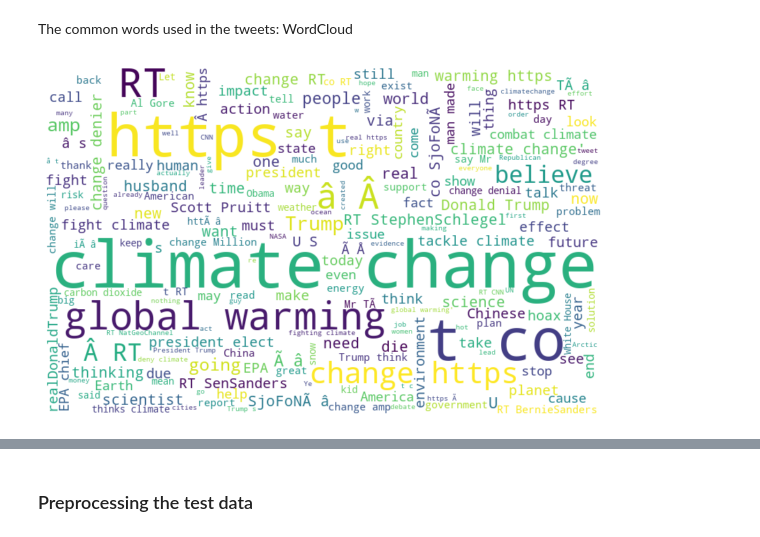
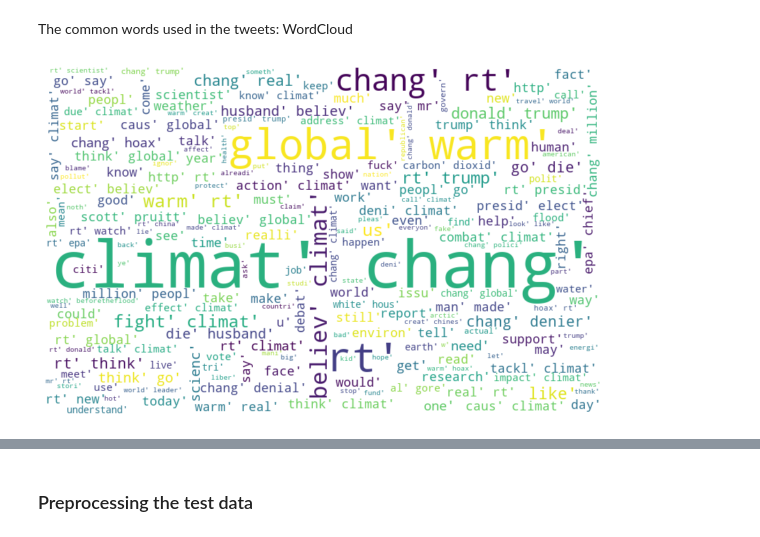
Before and after one commit to TEAMCBB3Classificationpredict/predict-notebook, a Jupyter notebook: EDSA CLIMATE NOTEBOOK.ipynb, the cells around one changed output, grey strips where cells are left out. Drawn from its saved outputs; the diff is of its cells as text; code cells hidden in the pictures.

```diff
--- a/EDSA CLIMATE NOTEBOOK.ipynb
+++ b/EDSA CLIMATE NOTEBOOK.ipynb
@@ -825,6 +830,6 @@ Removing stop words
 # %%
 # Stop words Removal from train data
-df['message'] = df['message'].apply(lambda x: [word for word in x if word not in STOPWORDS])
+df['message'] = df['message'].apply(Change_text)
 df.head()
 # %% [output]
 |  | sentiment | message | tweetid | avg_word_length | word_count | character_count | hashtags | emoji |
@@ -882,0 +925,7 @@ df.head()
+# %%
+tokenized_message =df['message']
+# %%
+# join tokens into one sentence
+for i in range(len(tokenized_message)):
+    tokenized_message[i] = ' '.join(tokenized_message[i])
+# change df['message'] to tokenized_tweet
@@ -882,0 +937,2 @@ df.head()
+# %%
+df['message']=tokenized_message
@@ -886,12 +956,12 @@ df.head()
 The common words used in the tweets: WordCloud
 # %%
 # create text from all tweets
-all_words = ' '.join([str(text) for text in train['message']])
+all_words = ' '.join([str(text) for text in df['message']])
 from wordcloud import WordCloud
 wordcloud = WordCloud(width=800, height=500,background_color="white", random_state=21, max_font_size=110).generate(all_words)
 plt.figure(figsize=(10, 7))
 plt.imshow(wordcloud, interpolation="bilinear")
 plt.axis('off')
 plt.show()
 # %% [output]
-[figure, old version]
+[figure, new version]
```
Also changed, not shown: parts of 39 cells of this notebook.
